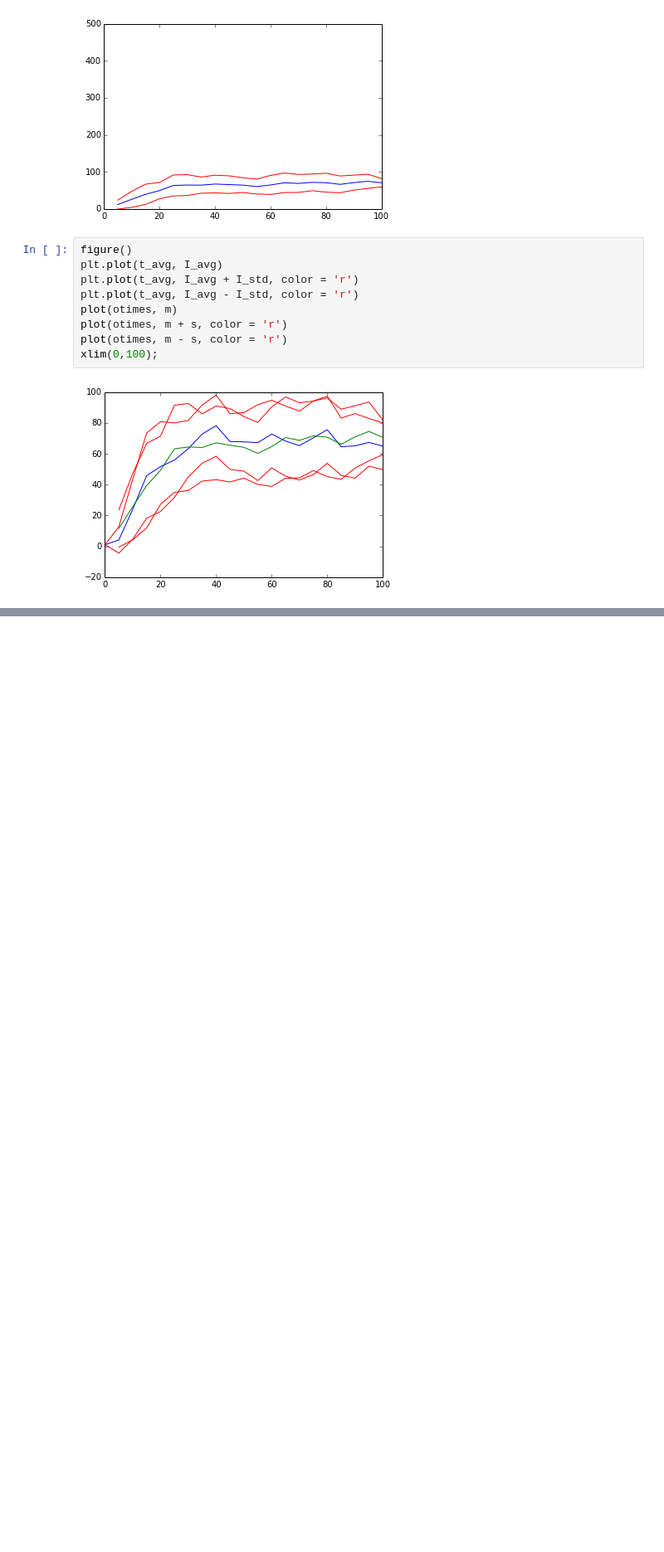
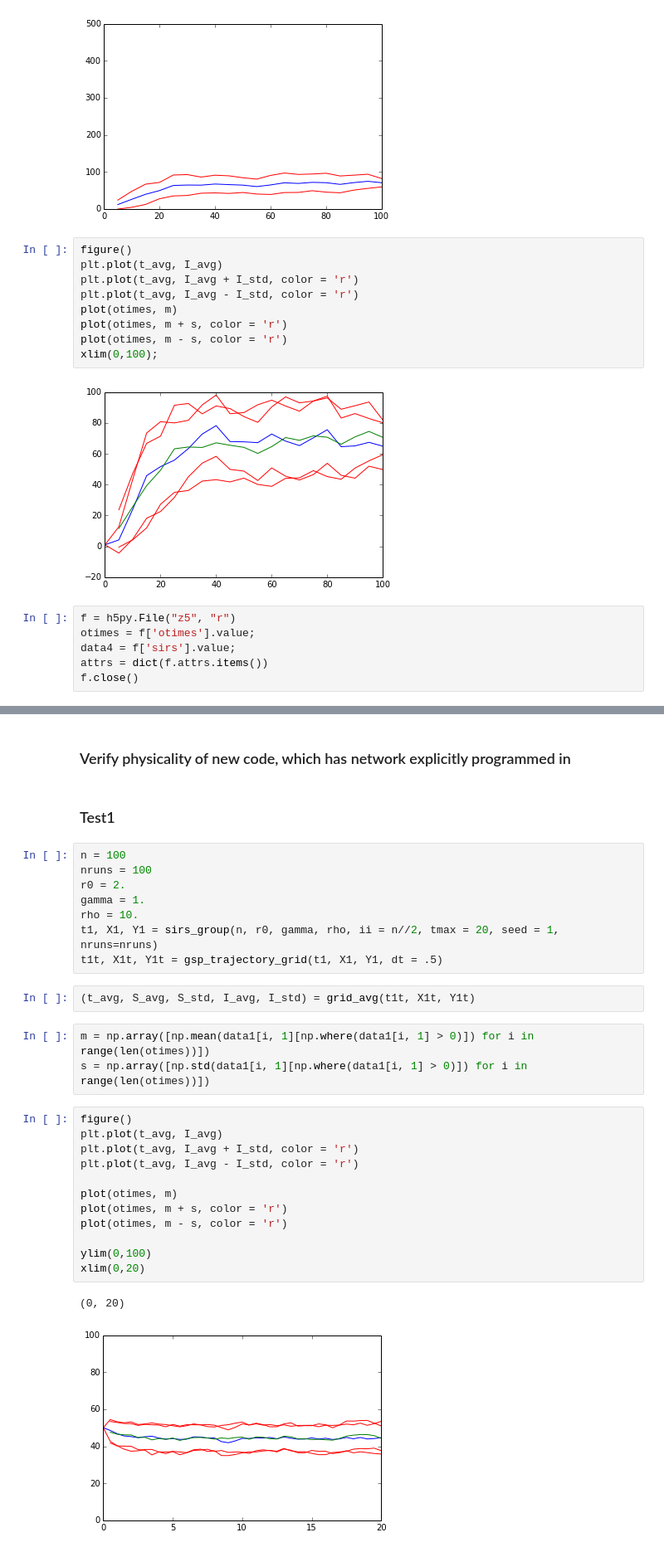
Before and after one commit to dtcitron/CTDE, a Jupyter notebook: example/sirs/Verify_CTDE_SIRS.ipynb, the cells around one changed output, grey strips where cells are left out. Shown at 83% size. Saved outputs shown, nothing was run; the diff lists cells and outputs as text; blank space fills up the shorter version.

```diff
--- a/example/sirs/Verify_CTDE_SIRS.ipynb
+++ b/example/sirs/Verify_CTDE_SIRS.ipynb
@@ -229,3 +229,9 @@ plot(otimes, m - s, color = 'r')
 xlim(0,100);
 # %% [output]
 [figure]
+# %%
+f = h5py.File("z5", "r")
+otimes = f['otimes'].value;
+data4 = f['sirs'].value;
+attrs = dict(f.attrs.items())
+f.close()
@@ -231,0 +283,32 @@ xlim(0,100);
+# %% [markdown]
+### Verify physicality of new code, which has network explicitly programmed in
+# %% [markdown]
+### Test1
+# %%
+n = 100
+nruns = 100
+r0 = 2.
+gamma = 1.
+rho = 10.
+t1, X1, Y1 = sirs_group(n, r0, gamma, rho, ii = n//2, tmax = 20, seed = 1, nruns=nruns)
+t1t, X1t, Y1t = gsp_trajectory_grid(t1, X1, Y1, dt = .5)
+# %%
+(t_avg, S_avg, S_std, I_avg, I_std) = grid_avg(t1t, X1t, Y1t)
+# %%
+m = np.array([np.mean(data1[i, 1][np.where(data1[i, 1] > 0)]) for i in range(len(otimes))])
+s = np.array([np.std(data1[i, 1][np.where(data1[i, 1] > 0)]) for i in range(len(otimes))])
+# %%
+figure()
+plt.plot(t_avg, I_avg)
+plt.plot(t_avg, I_avg + I_std, color = 'r')
+plt.plot(t_avg, I_avg - I_std, color = 'r')
+
+plot(otimes, m)
+plot(otimes, m + s, color = 'r')
+plot(otimes, m - s, color = 'r')
+
+ylim(0,100)
+xlim(0,20)
+# %% [output]
+(0, 20)
+[figure, added]
```
Also changed, not shown: parts of 46 cells of this notebook, 3 other files.
